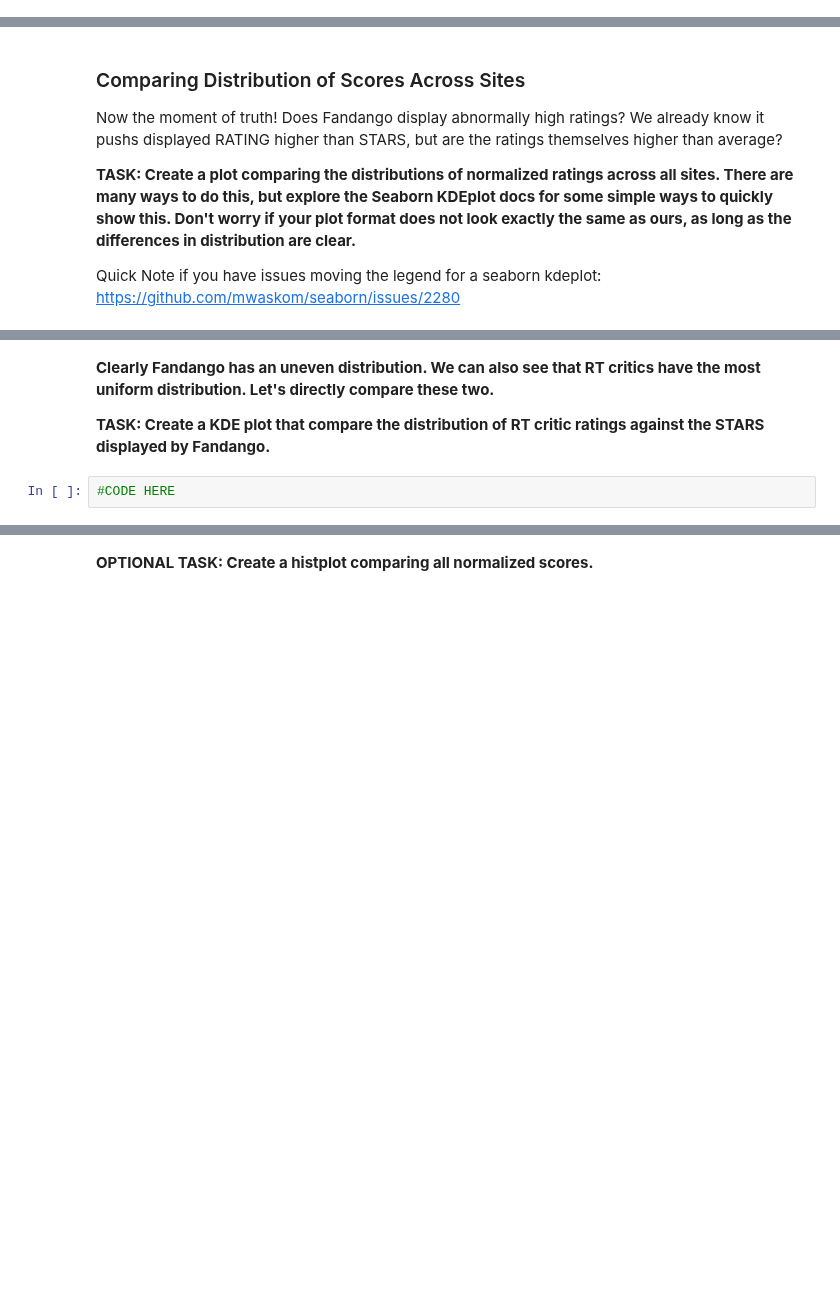
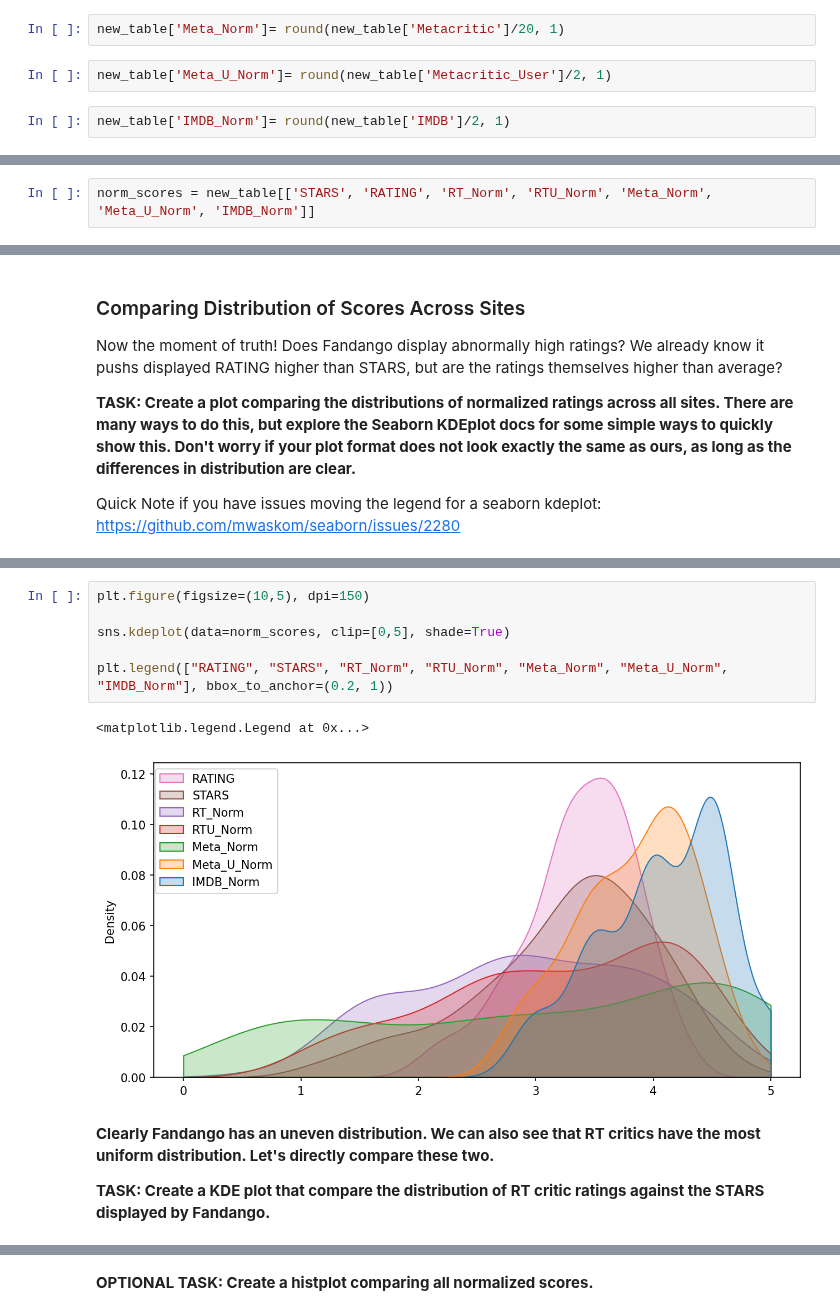
Before and after one commit to Denisse-AB/machine-learning, a Jupyter notebook: Capstone-Project-Numpy-Seaborn.ipynb, the cells around one changed output, grey strips where cells are left out. Drawn from its saved outputs; the diff is of its cells as text; blank space fills up the shorter version.

```diff
--- a/Capstone-Project-Numpy-Seaborn.ipynb
+++ b/Capstone-Project-Numpy-Seaborn.ipynb
@@ -509,0 +478,6 @@ new_table['RT_Norm']= round((new_table['RottenTomatoes'].max()) / (new_table['Ro
+# %%
+new_table['Meta_Norm']= round(new_table['Metacritic']/20, 1)
+# %%
+new_table['Meta_U_Norm']= round(new_table['Metacritic_User']/2, 1)
+# %%
+new_table['IMDB_Norm']= round(new_table['IMDB']/2, 1)
@@ -521,0 +495,2 @@ new_table['RT_Norm']= round((new_table['RottenTomatoes'].max()) / (new_table['Ro
+# %%
+norm_scores = new_table[['STARS', 'RATING', 'RT_Norm', 'RTU_Norm', 'Meta_Norm', 'Meta_U_Norm', 'IMDB_Norm']]
@@ -537,6 +525,13 @@ Quick Note if you have issues moving the legend for a seaborn kdeplot: https://g
+# %%
+plt.figure(figsize=(10,5), dpi=150)
+
+sns.kdeplot(data=norm_scores, clip=[0,5], shade=True)
+
+plt.legend(["RATING", "STARS", "RT_Norm", "RTU_Norm", "Meta_Norm", "Meta_U_Norm", "IMDB_Norm"], bbox_to_anchor=(0.2, 1))
+# %% [output]
+<matplotlib.legend.Legend at 0x...>
+[figure, added]
 # %% [markdown]
 **Clearly Fandango has an uneven distribution. We can also see that RT critics have the most uniform distribution. Let's directly compare these two.**
 
 **TASK: Create a KDE plot that compare the distribution of RT critic ratings against the STARS displayed by Fandango.**
-# %%
-#CODE HERE
```
Also changed, not shown: parts of 39 cells of this notebook.
